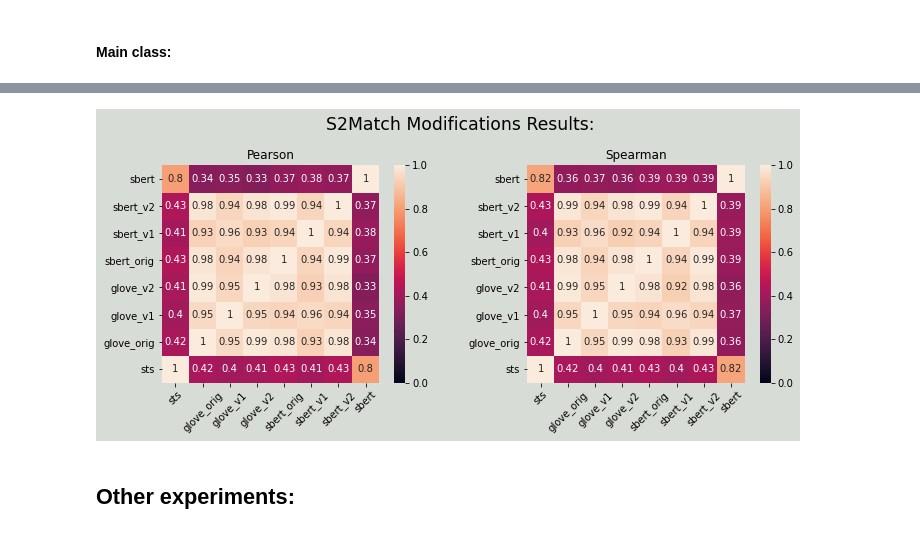
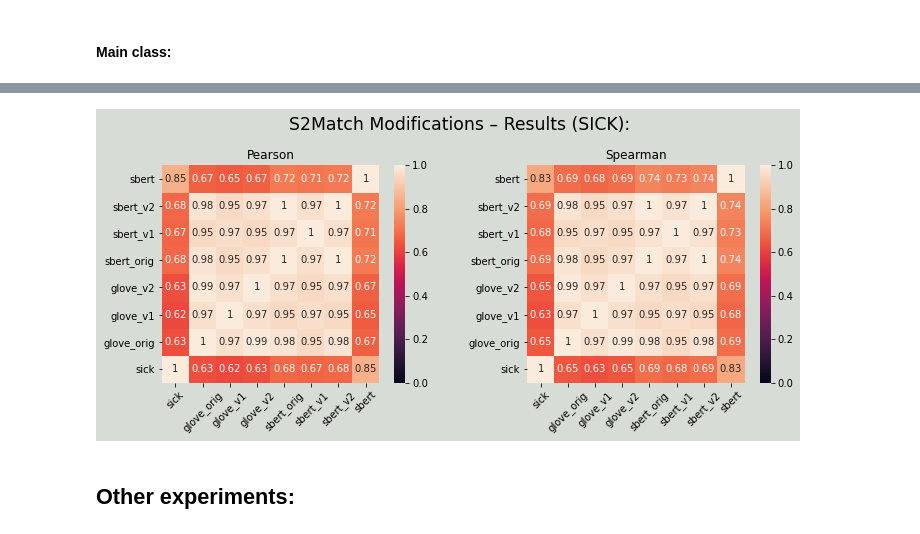
Before and after one commit to denlogv/Extending-semantic-metrics-for-AMR, a Jupyter notebook: main.ipynb, the cells around one changed output, grey strips where cells are left out. Cells and saved outputs as stored; diff of their text form; code cells hidden in the pictures.

Commit message:
Added evaluation results for the SICK2014-dataset

```diff
--- a/main.ipynb
+++ b/main.ipynb
@@ -549,15 +571,15 @@ from IPython.display import display
 from sentence_transformers import SentenceTransformer, util
 
 results1 = [
-    Path('.')/'analysis'/'sts'/'s2match_glove_results'/'STS2016_orig_results_full.txt',
-    Path('.')/'analysis'/'sts'/'s2match_glove_results'/'STS2016_concat_ver2_results_full.txt',
-    Path('.')/'analysis'/'sts'/'s2match_glove_results'/'STS2016_concat_ver1_results_full.txt'
+    Path('.')/'analysis'/'sick'/'s2match_glove_results'/'SICK2014_orig_results_full.txt',
+    Path('.')/'analysis'/'sick'/'s2match_glove_results'/'SICK2014_concat_ver2_results_full.txt',
+    Path('.')/'analysis'/'sick'/'s2match_glove_results'/'SICK2014_concat_ver1_results_full.txt'
 ]
 
 results2 = [
-    Path('.')/'analysis'/'sts'/'s2match_sbert_results'/'STS2016_orig_results_full.txt',
-    Path('.')/'analysis'/'sts'/'s2match_sbert_results'/'STS2016_concat_ver2_results_full.txt',
-    Path('.')/'analysis'/'sts'/'s2match_sbert_results'/'STS2016_concat_ver1_results_full.txt'
+    Path('.')/'analysis'/'sick'/'s2match_sbert_results'/'SICK2014_orig_results_full.txt',
+    Path('.')/'analysis'/'sick'/'s2match_sbert_results'/'SICK2014_concat_ver2_results_full.txt',
+    Path('.')/'analysis'/'sick'/'s2match_sbert_results'/'SICK2014_concat_ver1_results_full.txt'
 ]
 
 def get_smatch_scores(path, rounded=False):
@@ -584,19 +606,19 @@ smatch_sbert_concat_ver1 = get_smatch_scores(results2[-1])
 smatch_sbert_concat_ver2 = get_smatch_scores(results2[1])
 smatch_sbert_orig        = get_smatch_scores(results2[0])
 
-tsv_df = pd.read_csv(Path('.')/'data'/'STS2016_full_fix.tsv', sep='\t', header=0,
-                     usecols=['sent1', 'sent2', 'sts'],
-                     names=['sent1', 'sent2', 'c3', 'sts'])
+tsv_df = pd.read_csv(Path('.')/'data'/'SICK2014.tsv', sep='\t', header=0,
+                     usecols=['sent1', 'sent2', 'sick'],
+                     names=['sent1', 'sent2', 'sick'])
 
-tsv_df['glove_orig'] = smatch_glove_orig
-tsv_df['glove_v1']   = smatch_glove_concat_ver1
-tsv_df['glove_v2']   = smatch_glove_concat_ver2
+tsv_df['glove_orig'] = smatch_glove_orig[1:]
+tsv_df['glove_v1']   = smatch_glove_concat_ver1[1:]
+tsv_df['glove_v2']   = smatch_glove_concat_ver2[1:]
 
-tsv_df['sbert_orig'] = smatch_sbert_orig
-tsv_df['sbert_v1']   = smatch_sbert_concat_ver1
-tsv_df['sbert_v2']   = smatch_sbert_concat_ver2
+tsv_df['sbert_orig'] = smatch_sbert_orig[1:]
+tsv_df['sbert_v1']   = smatch_sbert_concat_ver1[1:]
+tsv_df['sbert_v2']   = smatch_sbert_concat_ver2[1:]
 
-tsv_df['sts'] = tsv_df['sts']/5
+#tsv_df['sick'] = tsv_df['sick']/5
 
 sbert = SentenceTransformer('distilbert-base-nli-stsb-mean-tokens')
 embeddings1 = sbert.encode(tsv_df['sent1'], convert_to_tensor=True)
@@ -618,30 +640,30 @@ display(tsv_df.head(4))
 # %%
+import matplotlib.pyplot as plt
+import seaborn as sns
+
 corr_pearson  = tsv_df.corr(method='pearson')
 corr_spearman = tsv_df.corr(method='spearman')
 corrs = [corr_pearson, corr_spearman]
-
-import matplotlib.pyplot as plt
-import seaborn as sns
 
 titles = ['Pearson', 'Spearman']
 fig, axs = plt.subplots(1, 2, figsize=(12, 4))
 
 fig.patch.set_facecolor('xkcd:light grey')
-fig.suptitle('S2Match Modifications Results:\n', fontsize='xx-large', y=1.05)
+fig.suptitle('S2Match Modifications – Results (SICK):\n', fontsize='xx-large', y=1.05)
 
 for corr_matrix, title, ax in zip(corrs, titles, axs.flat):
     #plt.figure(figsize=(5,5))
     ax = sns.heatmap(corr_matrix, xticklabels=corr_matrix.columns, vmin=0,
                      yticklabels=corr_matrix.columns, annot=True, square=True,
                      ax=ax)
     ax.invert_yaxis()
     ax.set_xticklabels(ax.get_xticklabels(), rotation=45)
     ax.set_title(title)
 
-fig.savefig(Path('.')/'analysis'/'sts'/'s2match_modification_results.png',
+fig.savefig(Path('.')/'analysis'/'sick'/'s2match_modification_results.png',
             format='png', bbox_inches='tight')
 # %% [output]
-[figure, old version]
+[figure, new version]
 # %% [markdown]
 ## Other experiments:
 # %% [markdown]
```
Also changed, not shown: parts of 8 cells of this notebook, 18 other files.
